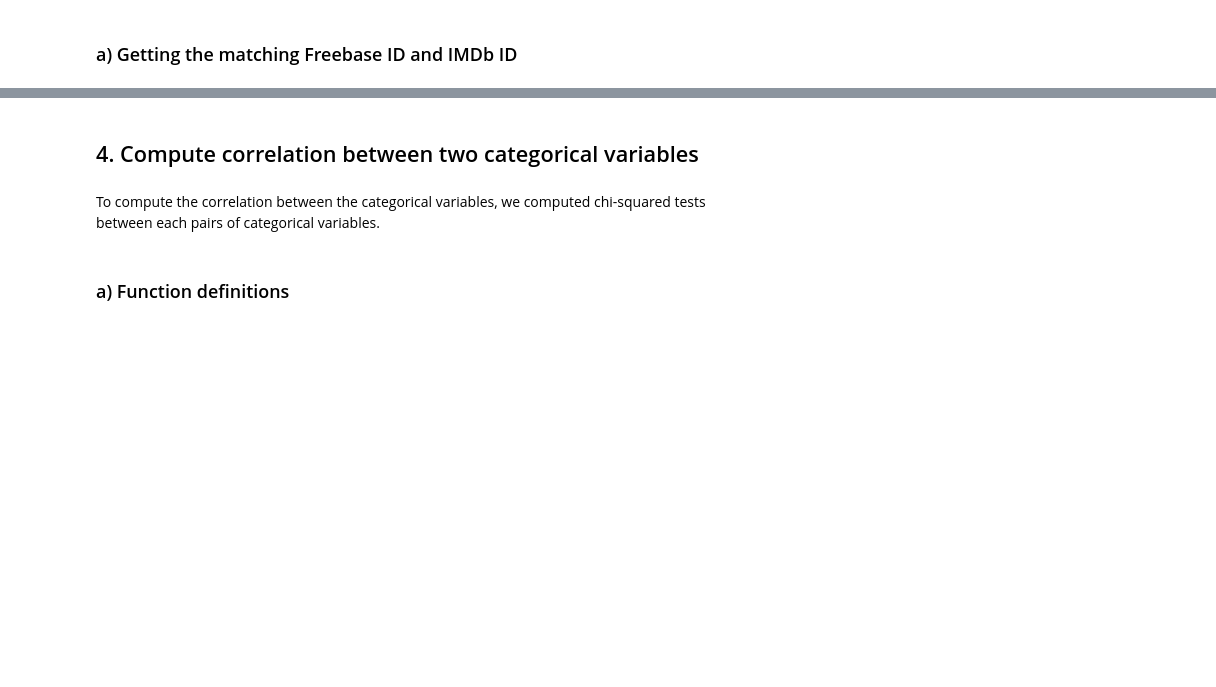
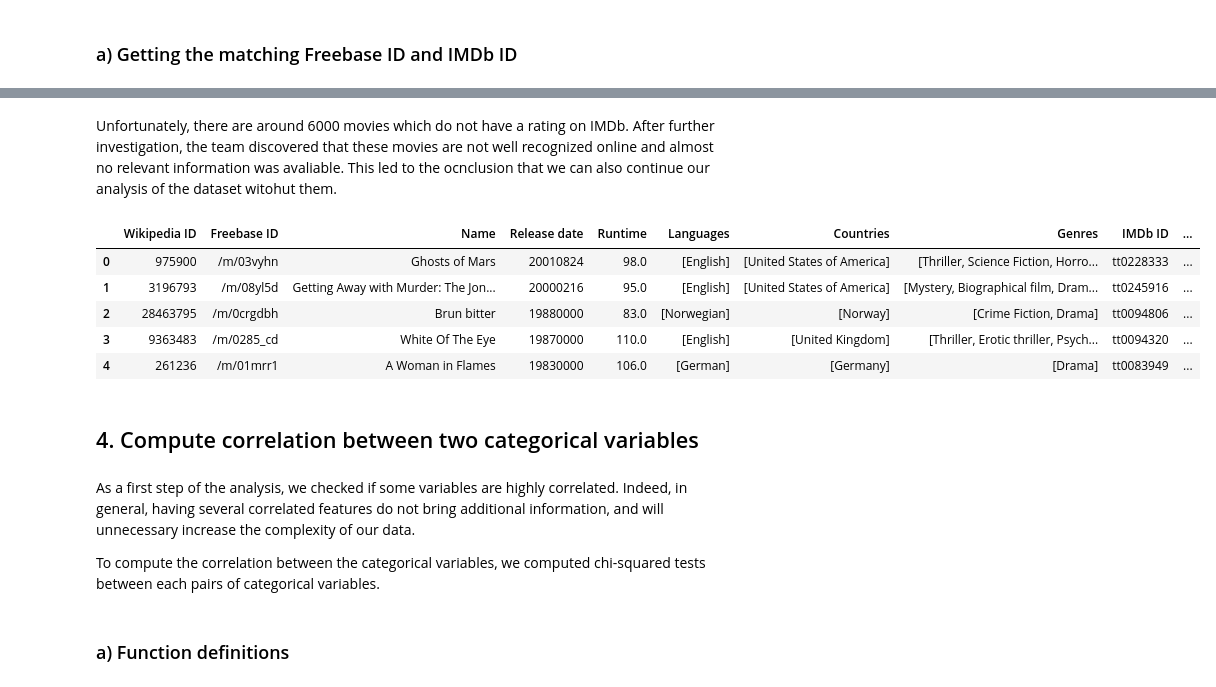
Before and after one commit to epfl-ada/ada-2022-project-cardano, a Jupyter notebook: projectMilestone2.ipynb, the cells around one changed output, grey strips where cells are left out. Saved outputs shown, nothing was run; the diff lists cells and outputs as text; code cells hidden in the pictures; blank space fills up the shorter version.

```diff
--- a/projectMilestone2.ipynb
+++ b/projectMilestone2.ipynb
@@ -351,0 +382,5 @@ where
+# %%
+freebase_to_imdb_filename = os.path.join(PATH_IN, 'freebaseID_imdbID.csv')
+df_freebase_to_imdb = pd.read_csv(freebase_to_imdb_filename)
+df_freebase_to_imdb = df_freebase_to_imdb[["freebaseID", "imdbID"]]
+df_freebase_to_imdb = df_freebase_to_imdb.rename(columns={"freebaseID": "Freebase ID", "imdbID": "IMDb ID"})
@@ -351,0 +405,2 @@ where
+# %%
+df = pd.merge(df, df_freebase_to_imdb, on="Freebase ID")
@@ -553,0 +459,3 @@ tst.head(20)
+# %%
+movie_ratings = movie_ratings.rename(columns={"tconst": "IMDb ID"})
+df = pd.merge(df, movie_ratings, on="IMDb ID")
@@ -554,6 +483,19 @@ tst.head(20)
+# %% [markdown]
+Unfortunately, there are around 6000 movies which do not have a rating on IMDb. After further investigation, the team discovered that these movies are not well recognized online and almost no relevant information was avaliable. This led to the ocnclusion that we can also continue our analysis of the dataset witohut them.
+# %%
+df.head()
+# %% [output]
+|  | Wikipedia ID | Freebase ID | Name | Release date | Runtime | Languages | Countries | Genres | IMDb ID | ... |
+| 0 | 975900 | /m/03vyhn | Ghosts of Mars | 20010824 | 98.0 | [English] | [United States of America] | [Thriller, Science Fiction, Horro... | tt0228333 | ... |
+| 1 | 3196793 | /m/08yl5d | Getting Away with Murder: The Jon... | 20000216 | 95.0 | [English] | [United States of America] | [Mystery, Biographical film, Dram... | tt0245916 | ... |
+| 2 | 28463795 | /m/0crgdbh | Brun bitter | 19880000 | 83.0 | [Norwegian] | [Norway] | [Crime Fiction, Drama] | tt0094806 | ... |
+| 3 | 9363483 | /m/0285_cd | White Of The Eye | 19870000 | 110.0 | [English] | [United Kingdom] | [Thriller, Erotic thriller, Psych... | tt0094320 | ... |
+| 4 | 261236 | /m/01mrr1 | A Woman in Flames | 19830000 | 106.0 | [German] | [Germany] | [Drama] | tt0083949 | ... |
 # %% [markdown]
 ## 4. Compute correlation between two categorical variables <a class="anchor" id="chapter4"></a>
 # %% [markdown]
+As a first step of the analysis, we checked if some variables are highly correlated. Indeed, in general, having several correlated features do not bring additional information, and will unnecessary increase the complexity of our data.
+
 To compute the correlation between the categorical variables, we computed chi-squared tests between each pairs of categorical variables.
 # %% [markdown]
 ### a) Function definitions <a class="anchor" id="section_4_1"></a>
```
Also changed, not shown: parts of 60 cells of this notebook, 1 other file.
